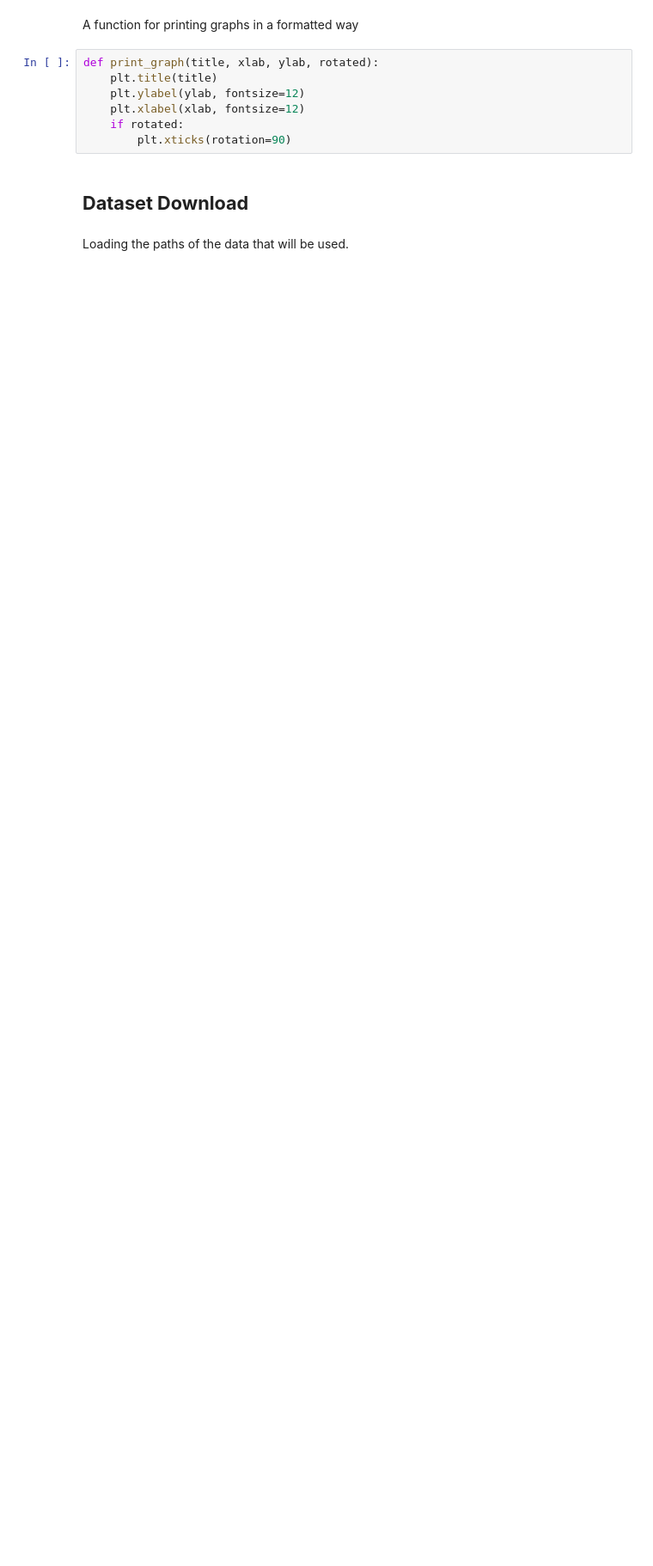
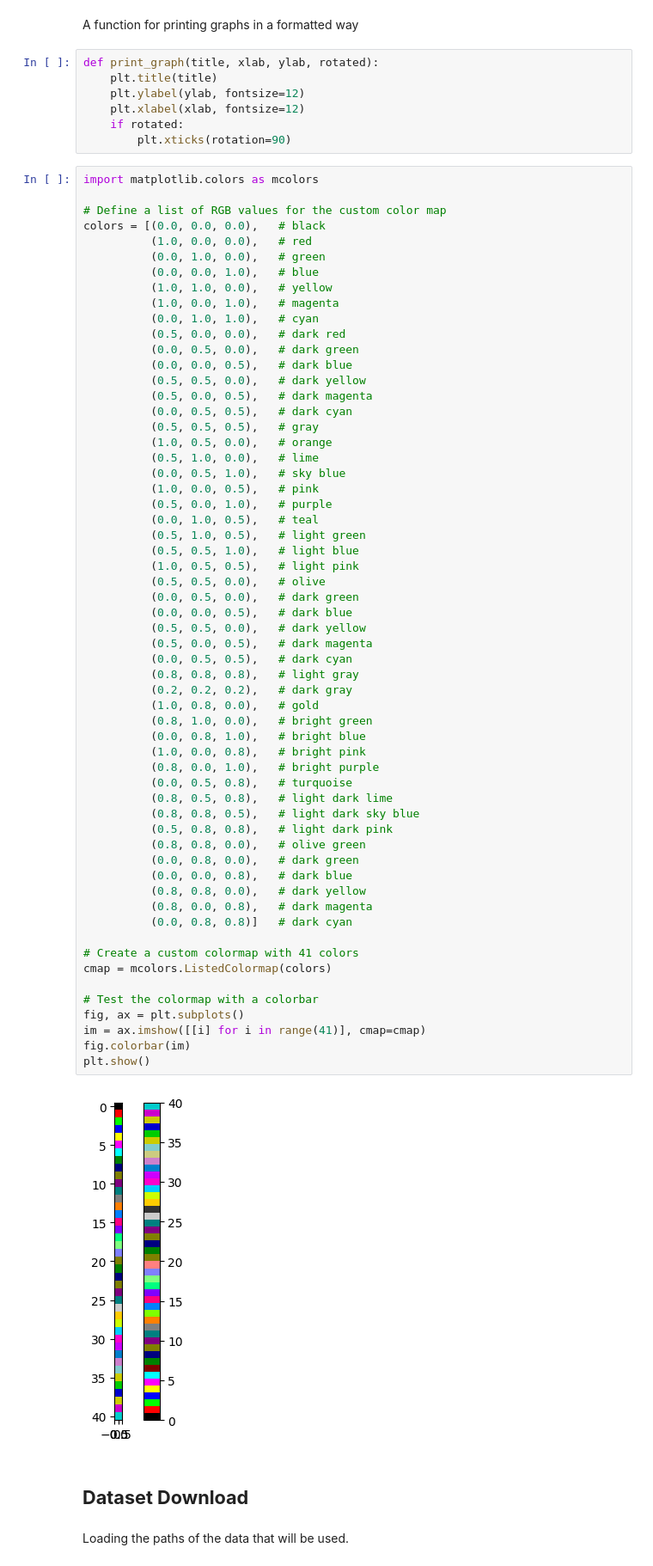
Before and after one commit to SimoneCallegarin/NLP_project, a Jupyter notebook: SA and TextGen on EDOS.ipynb, the cells around one changed output. Shown at 86% size. Drawn from its saved outputs; the diff is of its cells as text; blank space fills up the shorter version.

```diff
--- a/SA and TextGen on EDOS.ipynb
+++ b/SA and TextGen on EDOS.ipynb
@@ -104,6 +106,67 @@ def print_graph(title, xlab, ylab, rotated):
     plt.xlabel(xlab, fontsize=12)
     if rotated:
         plt.xticks(rotation=90)
+# %%
+import matplotlib.colors as mcolors
+
+# Define a list of RGB values for the custom color map
+colors = [(0.0, 0.0, 0.0),   # black
+          (1.0, 0.0, 0.0),   # red
+          (0.0, 1.0, 0.0),   # green
+          (0.0, 0.0, 1.0),   # blue
+          (1.0, 1.0, 0.0),   # yellow
+          (1.0, 0.0, 1.0),   # magenta
+          (0.0, 1.0, 1.0),   # cyan
+          (0.5, 0.0, 0.0),   # dark red
+          (0.0, 0.5, 0.0),   # dark green
+          (0.0, 0.0, 0.5),   # dark blue
+          (0.5, 0.5, 0.0),   # dark yellow
+          (0.5, 0.0, 0.5),   # dark magenta
+          (0.0, 0.5, 0.5),   # dark cyan
+          (0.5, 0.5, 0.5),   # gray
+          (1.0, 0.5, 0.0),   # orange
+          (0.5, 1.0, 0.0),   # lime
+          (0.0, 0.5, 1.0),   # sky blue
+          (1.0, 0.0, 0.5),   # pink
+          (0.5, 0.0, 1.0),   # purple
+          (0.0, 1.0, 0.5),   # teal
+          (0.5, 1.0, 0.5),   # light green
+          (0.5, 0.5, 1.0),   # light blue
+          (1.0, 0.5, 0.5),   # light pink
+          (0.5, 0.5, 0.0),   # olive
+          (0.0, 0.5, 0.0),   # dark green
+          (0.0, 0.0, 0.5),   # dark blue
+          (0.5, 0.5, 0.0),   # dark yellow
+          (0.5, 0.0, 0.5),   # dark magenta
+          (0.0, 0.5, 0.5),   # dark cyan
+          (0.8, 0.8, 0.8),   # light gray
+          (0.2, 0.2, 0.2),   # dark gray
+          (1.0, 0.8, 0.0),   # gold
+          (0.8, 1.0, 0.0),   # bright green
+          (0.0, 0.8, 1.0),   # bright blue
+          (1.0, 0.0, 0.8),   # bright pink
+          (0.8, 0.0, 1.0),   # bright purple
+          (0.0, 0.5, 0.8),   # turquoise
+          (0.8, 0.5, 0.8),   # light dark lime
+          (0.8, 0.8, 0.5),   # light dark sky blue
+          (0.5, 0.8, 0.8),   # light dark pink
+          (0.8, 0.8, 0.0),   # olive green
+          (0.0, 0.8, 0.0),   # dark green
+          (0.0, 0.0, 0.8),   # dark blue
+          (0.8, 0.8, 0.0),   # dark yellow
+          (0.8, 0.0, 0.8),   # dark magenta
+          (0.0, 0.8, 0.8)]   # dark cyan
+
+# Create a custom colormap with 41 colors
+cmap = mcolors.ListedColormap(colors)
+
+# Test the colormap with a colorbar
+fig, ax = plt.subplots()
+im = ax.imshow([[i] for i in range(41)], cmap=cmap)
+fig.colorbar(im)
+plt.show()
+# %% [output]
+[figure, added]
 # %% [markdown]
 ## **Dataset Download**
 # %% [markdown]
```
Also changed, not shown: parts of 18 cells of this notebook.
